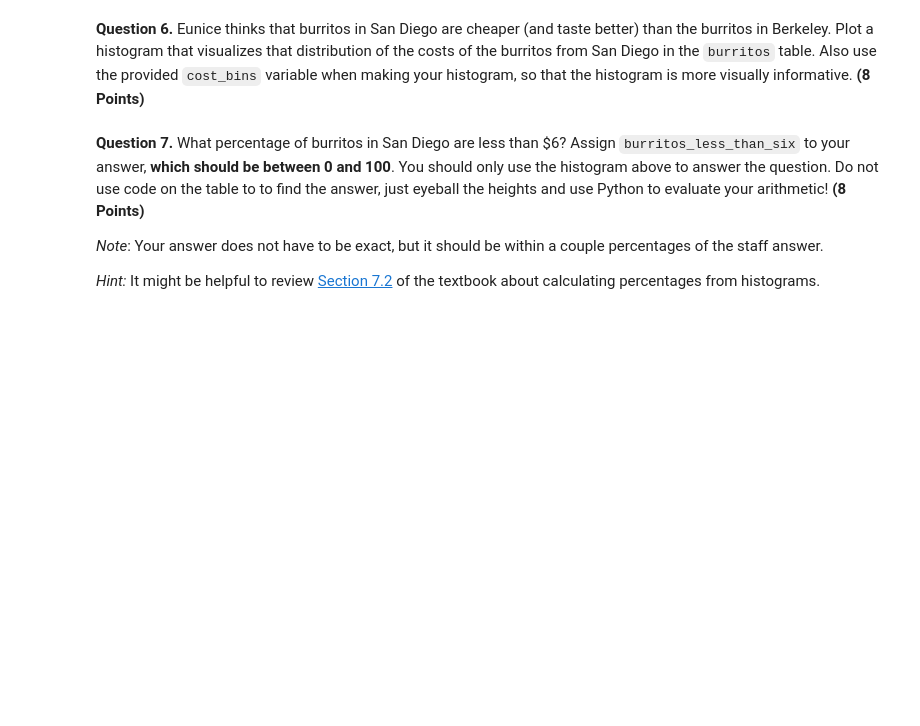
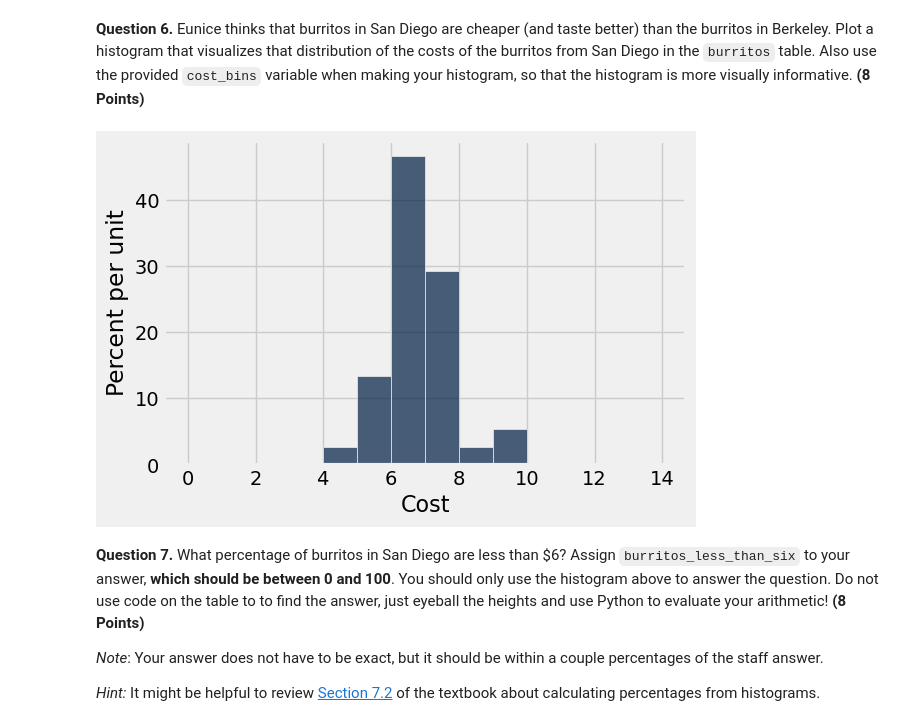
Before and after one commit to junjiezhou1122/data8-spring-2023, a Jupyter notebook: materials/sp23/hw/hw04/hw04.ipynb, the cells around one changed output. Saved outputs shown, nothing was run; the diff lists cells and outputs as text; code cells hidden in the pictures; blank space fills up the shorter version.

```diff
--- a/materials/sp23/hw/hw04/hw04.ipynb
+++ b/materials/sp23/hw/hw04/hw04.ipynb
@@ -204,7 +229,10 @@ manual: True
 # %%
 cost_bins = np.arange(0, 15, 1) # Do not change this line
 # Please also use the provided bins
-...
+sd_burritos = burritos.where("Menu_Item", are.containing("California"))
+sd_burritos.hist("Cost", bins=cost_bins)
+# %% [output]
+[figure, added]
 # %% [markdown]
 <!-- END QUESTION -->
 
```
Also changed, not shown: parts of 17 cells of this notebook, 6 other files.
